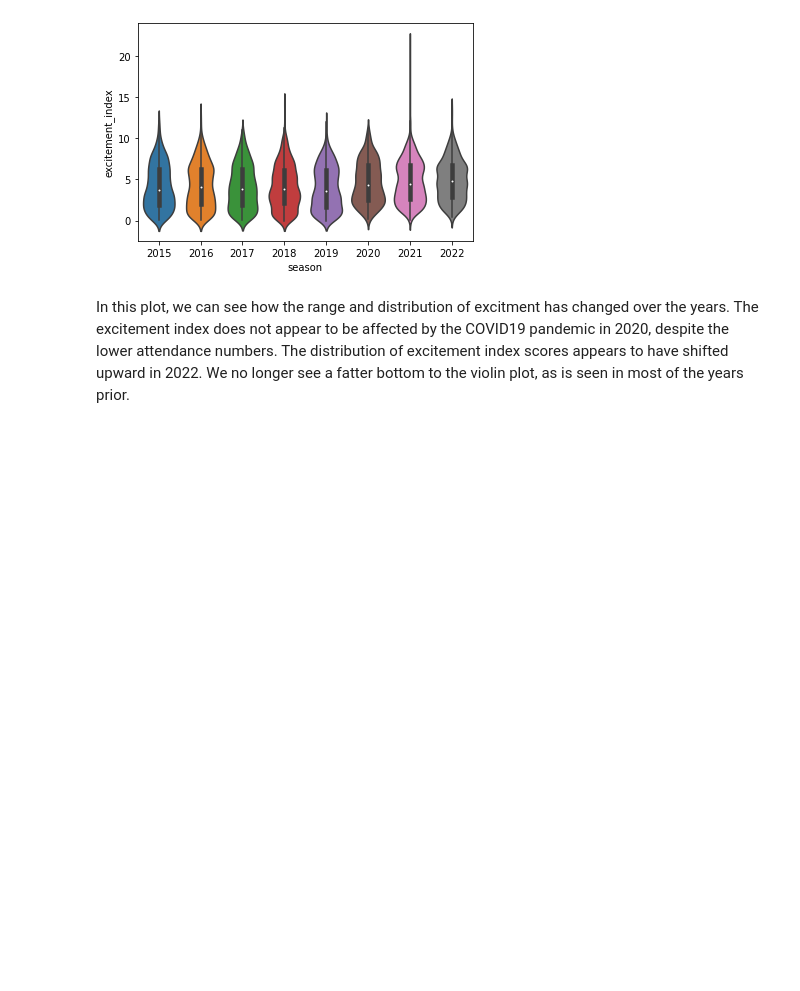
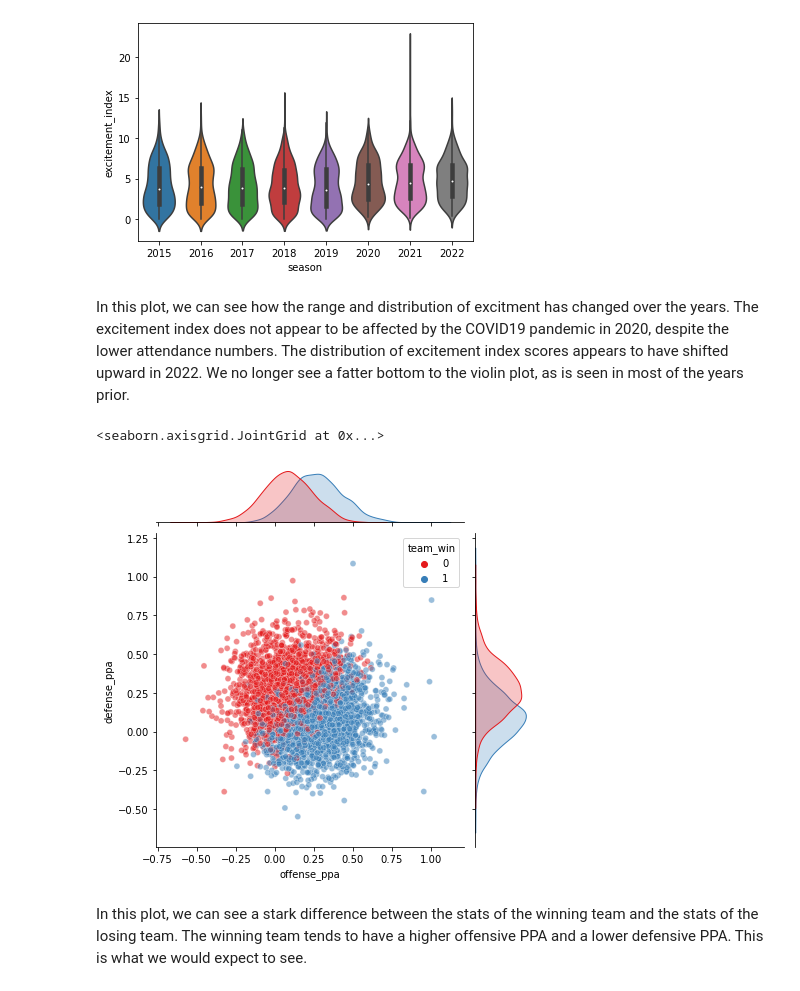
Before and after one commit to davidweck96/College-Football-Analysis, a Jupyter notebook: analysis.ipynb, the cells around one changed output. Drawn from its saved outputs; the diff is of its cells as text; code cells hidden in the pictures; blank space fills up the shorter version.

Commit message:
data changes and new jointplot

```diff
--- a/analysis.ipynb
+++ b/analysis.ipynb
@@ -329,3 +347,10 @@ sns.violinplot(data = game_stats_df, x = 'season', y = 'excitement_index')
 [figure]
 # %% [markdown]
 In this plot, we can see how the range and distribution of excitment has changed over the years. The excitement index does not appear to be affected by the COVID19 pandemic in 2020, despite the lower attendance numbers. The distribution of excitement index scores appears to have shifted upward in 2022. We no longer see a fatter bottom to the violin plot, as is seen in most of the years prior.
+# %%
+sns.jointplot(data = game_stats_df_v1, x = 'offense_ppa', y = 'defense_ppa', hue = 'team_win', alpha = 0.5, palette = 'Set1')
+# %% [output]
+<seaborn.axisgrid.JointGrid at 0x...>
+[figure, added]
+# %% [markdown]
+In this plot, we can see a stark difference between the stats of the winning team and the stats of the losing team. The winning team tends to have a higher offensive PPA and a lower defensive PPA. This is what we would expect to see.
```
Also changed, not shown: parts of 7 cells of this notebook.
